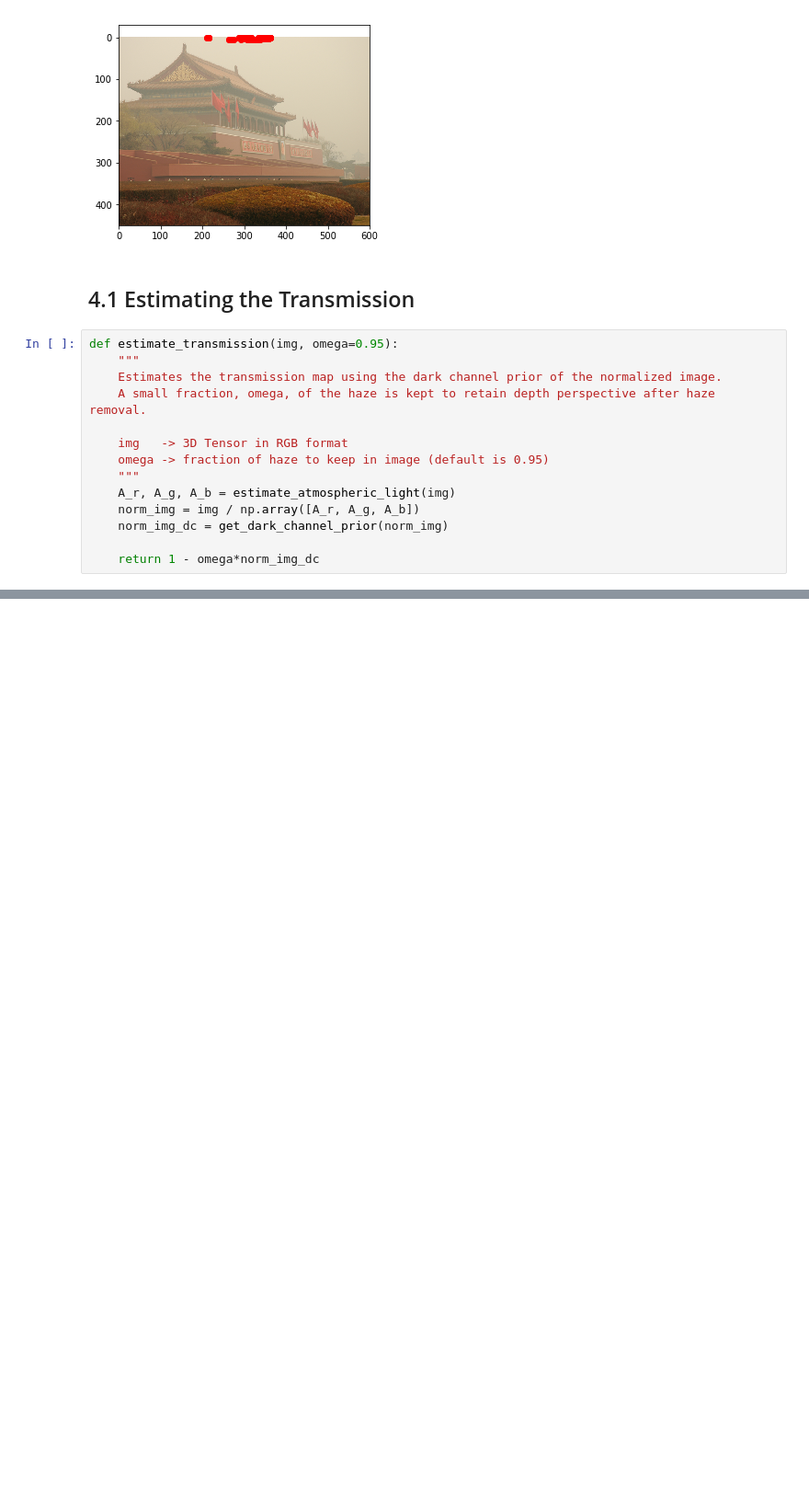
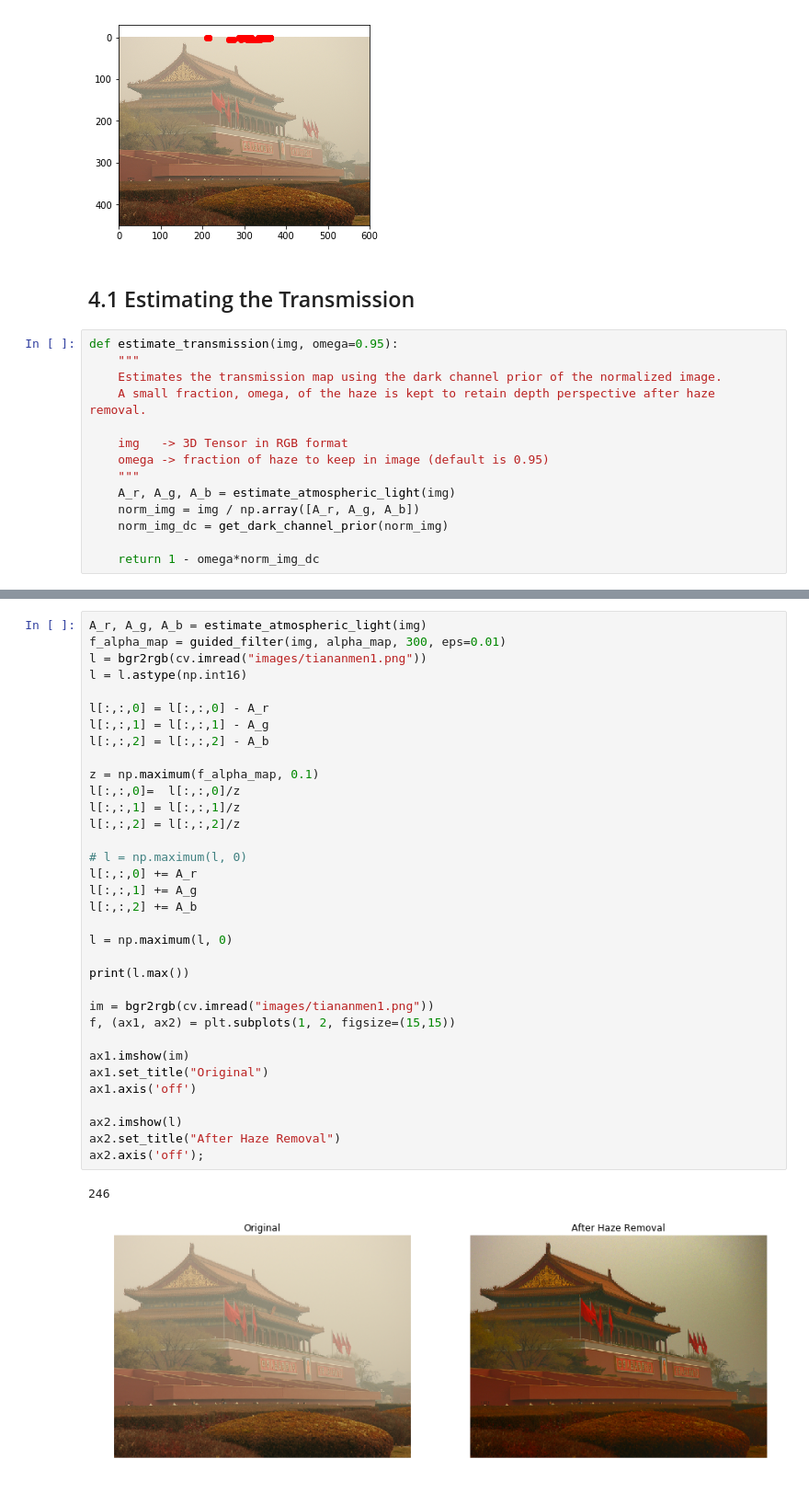
Before and after one commit to rexledesma/Haze-Removal, a Jupyter notebook: haze-removal.ipynb, the cells around one changed output, grey strips where cells are left out. Shown at 92% size. Saved outputs shown, nothing was run; the diff lists cells and outputs as text; blank space fills up the shorter version.

```diff
--- a/haze-removal.ipynb
+++ b/haze-removal.ipynb
@@ -99,0 +137,37 @@ plt.imshow(estimate_transmission(img), cmap='gray');
+# %%
+A_r, A_g, A_b = estimate_atmospheric_light(img)
+f_alpha_map = guided_filter(img, alpha_map, 300, eps=0.01)
+l = bgr2rgb(cv.imread("images/tiananmen1.png"))
+l = l.astype(np.int16)
+
+l[:,:,0] = l[:,:,0] - A_r
+l[:,:,1] = l[:,:,1] - A_g
+l[:,:,2] = l[:,:,2] - A_b
+
+z = np.maximum(f_alpha_map, 0.1)
+l[:,:,0]=  l[:,:,0]/z
+l[:,:,1] = l[:,:,1]/z
+l[:,:,2] = l[:,:,2]/z
+
+# l = np.maximum(l, 0)
+l[:,:,0] += A_r
+l[:,:,1] += A_g
+l[:,:,2] += A_b
+
+l = np.maximum(l, 0)
+
+print(l.max())
+
+im = bgr2rgb(cv.imread("images/tiananmen1.png"))
+f, (ax1, ax2) = plt.subplots(1, 2, figsize=(15,15))
+
+ax1.imshow(im)
+ax1.set_title("Original")
+ax1.axis('off')
+
+ax2.imshow(l)
+ax2.set_title("After Haze Removal")
+ax2.axis('off');
+# %% [output]
+246
+[figure, added]
```
Also changed, not shown: parts of 3 cells of this notebook.
